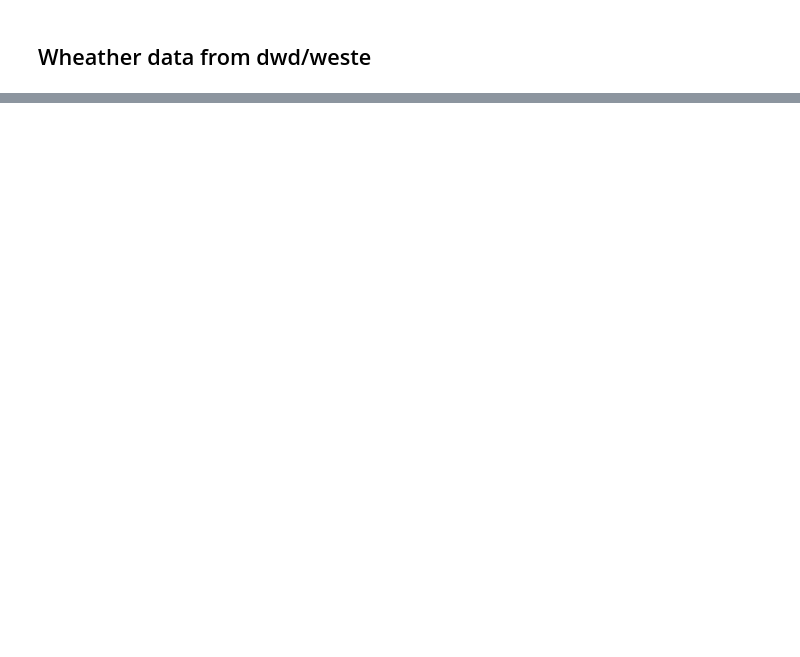
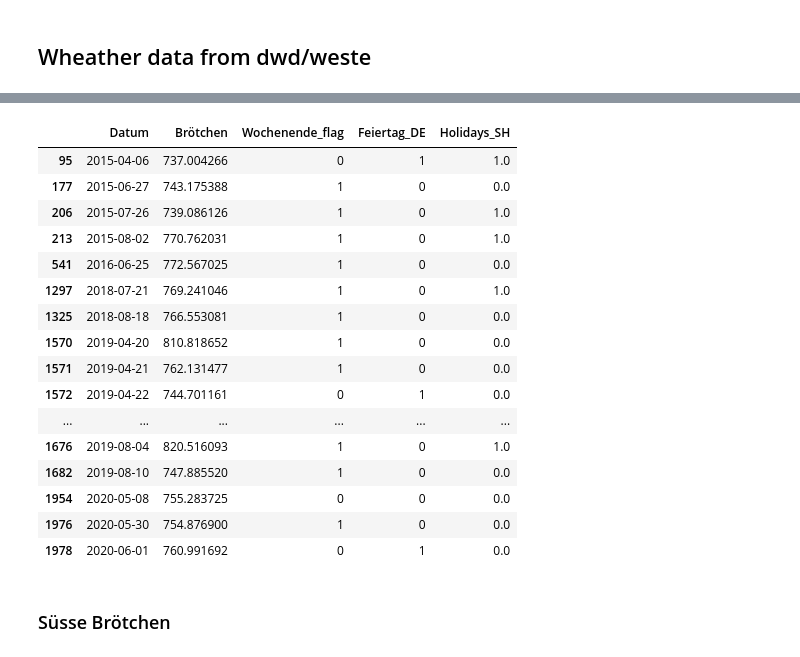
Before and after one commit to Linchen106/capstone, a Jupyter notebook: Capstone_features.ipynb, the cells around one changed output, grey strips where cells are left out. Saved outputs shown, nothing was run; the diff lists cells and outputs as text; code cells hidden in the pictures; blank space fills up the shorter version.

```diff
--- a/Capstone_features.ipynb
+++ b/Capstone_features.ipynb
@@ -621,0 +605,5 @@ df_new_3.shape
+# %%
+df_wetter.Niederschlag=df_wetter.Niederschlag.apply(lambda x: str(x).replace(",", "."))
+df_wetter.Sonne_h=df_wetter.Sonne_h.apply(lambda x: str(x).replace(",", "."))
+df_wetter.Sonne_h=df_wetter.Sonne_h.apply(lambda x: str(x).replace("nan", "0"))
+df_wetter.Temperatur_max=df_wetter.Temperatur_max.apply(lambda x: str(x).replace(",", "."))
@@ -621,0 +614,2 @@ df_new_3.shape
+# %%
+df_new_2=pd.concat([df_new_2,df_wetter],axis=1).fillna(0)
@@ -621,0 +645,2 @@ df_new_3.shape
+# %%
+df_new_2.drop(columns=['date'],inplace=True)
@@ -621,0 +705,2 @@ df_new_3.shape
+# %%
+df_new_2.drop(columns=['date_x','date_y'],inplace=True)
@@ -621,0 +832,20 @@ df_new_3.shape
+# %%
+df_new_2.query('Brötchen>736.781705')[['Datum','Brötchen','Wochenende_flag','Feiertag_DE','Holidays_SH']]
+# %% [output]
+|  | Datum | Brötchen | Wochenende_flag | Feiertag_DE | Holidays_SH |
+| 95 | 2015-04-06 | 737.004266 | 0 | 1 | 1.0 |
+| 177 | 2015-06-27 | 743.175388 | 1 | 0 | 0.0 |
+| 206 | 2015-07-26 | 739.086126 | 1 | 0 | 1.0 |
+| 213 | 2015-08-02 | 770.762031 | 1 | 0 | 1.0 |
+| 541 | 2016-06-25 | 772.567025 | 1 | 0 | 0.0 |
+| 1297 | 2018-07-21 | 769.241046 | 1 | 0 | 1.0 |
+| 1325 | 2018-08-18 | 766.553081 | 1 | 0 | 0.0 |
+| 1570 | 2019-04-20 | 810.818652 | 1 | 0 | 0.0 |
+| 1571 | 2019-04-21 | 762.131477 | 1 | 0 | 0.0 |
+| 1572 | 2019-04-22 | 744.701161 | 0 | 1 | 0.0 |
+| ... | ... | ... | ... | ... | ... |
+| 1676 | 2019-08-04 | 820.516093 | 1 | 0 | 1.0 |
+| 1682 | 2019-08-10 | 747.885520 | 1 | 0 | 0.0 |
+| 1954 | 2020-05-08 | 755.283725 | 0 | 0 | 0.0 |
+| 1976 | 2020-05-30 | 754.876900 | 1 | 0 | 0.0 |
+| 1978 | 2020-06-01 | 760.991692 | 0 | 1 | 0.0 |
@@ -621,0 +854,2 @@ df_new_3.shape
+# %% [markdown]
+### Süsse Brötchen
```
Also changed, not shown: parts of 171 cells of this notebook, 28 other files.
